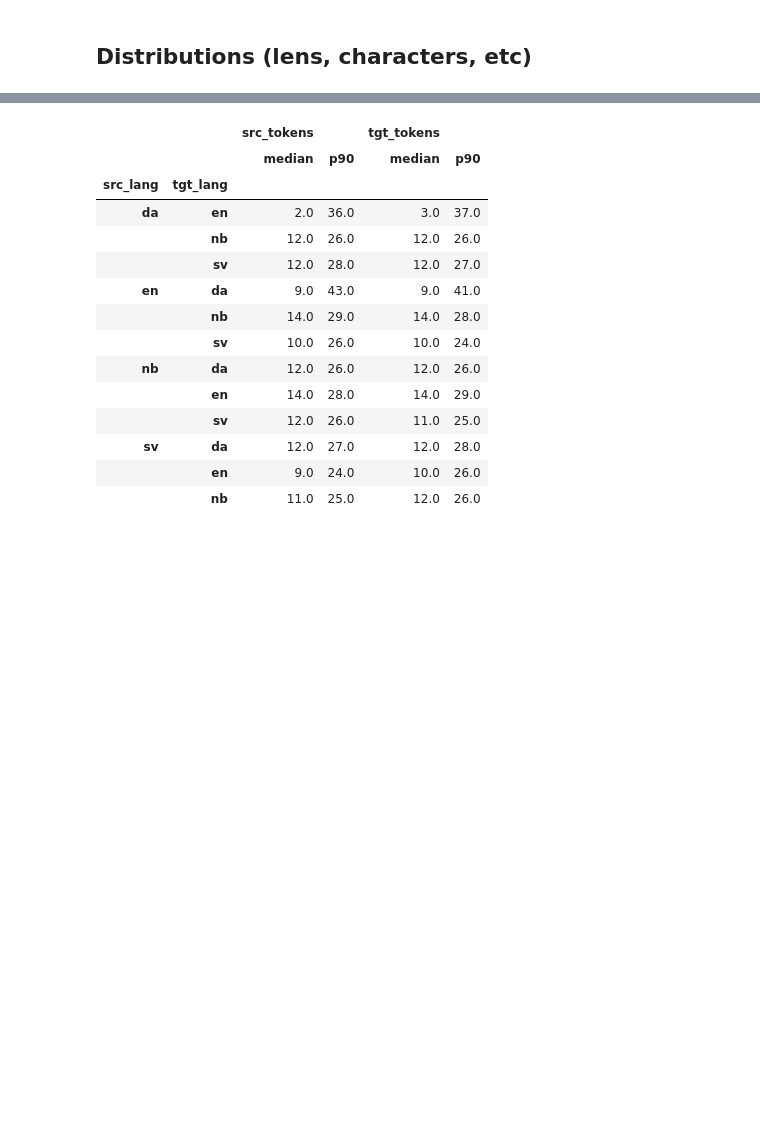
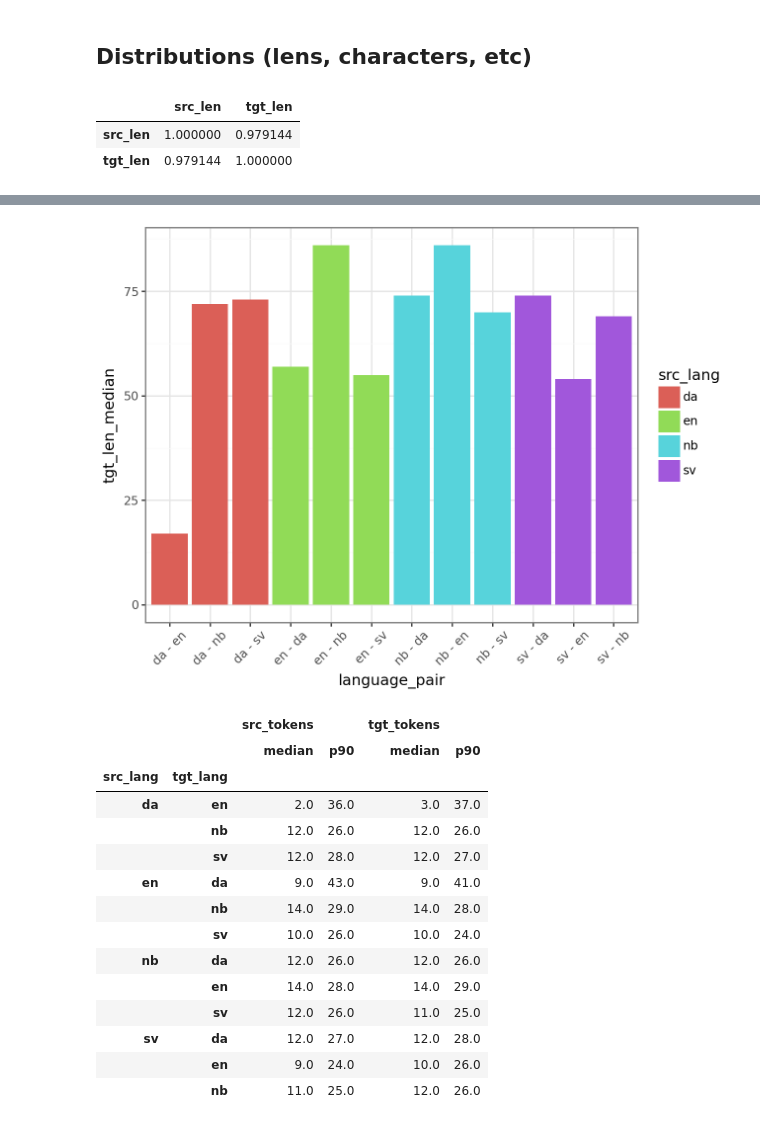
Before and after one commit to AdamNavarroLiriano/language-api, a Jupyter notebook: notebooks/1-EDA.ipynb, the cells around one changed output, grey strips where cells are left out. Saved outputs shown, nothing was run; the diff lists cells and outputs as text; code cells hidden in the pictures; blank space fills up the shorter version.

```diff
--- a/notebooks/1-EDA.ipynb
+++ b/notebooks/1-EDA.ipynb
@@ -97,9 +94,27 @@ translation_df['tgt_text'] = translation_df['tgt_text'].str.strip()
 # Compute character lens
 translation_df['src_len'] = translation_df['src_text'].str.len()
 translation_df['tgt_len'] = translation_df['tgt_text'].str.len()
+# %%
+translation_df[['src_len', 'tgt_len']].corr()
+# %% [output]
+|  | src_len | tgt_len |
+| src_len | 1.000000 | 0.979144 |
+| tgt_len | 0.979144 | 1.000000 |
 # %%
-(translation_df
+# Aggregate
+len_distribution_df = (translation_df
  .groupby(['src_lang', 'tgt_lang'])[['src_len', 'tgt_len']]
  .agg(['mean', 'median', 'min', 'max', ('p90', lambda x: np.quantile(x, 0.95))])
+ .reset_index()
 )
+len_distribution_df.columns=[col[0] if col[1]=='' else '_'.join(col) for col in len_distribution_df.columns]
+len_distribution_df['language_pair'] = len_distribution_df['src_lang'] + ' - ' + len_distribution_df['tgt_lang']
+
+(
+    ggplot(len_distribution_df, aes(x='language_pair', y='tgt_len_median', fill='src_lang')) +
+    geom_bar(stat='identity') +
+    theme_bw() +
+    theme(axis_text_x= element_text(angle=45))
+
+)
 # %% [output]
@@ -121,3 +121,4 @@ translation_df['tgt_len'] = translation_df['tgt_text'].str.len()
+[figure, added]
 # %%
 translation_df['src_tokens'] = translation_df['src_text'].str.split().apply(len)
 translation_df['tgt_tokens'] = translation_df['tgt_text'].str.split().apply(len)
```
Also changed, not shown: parts of 28 cells of this notebook.
